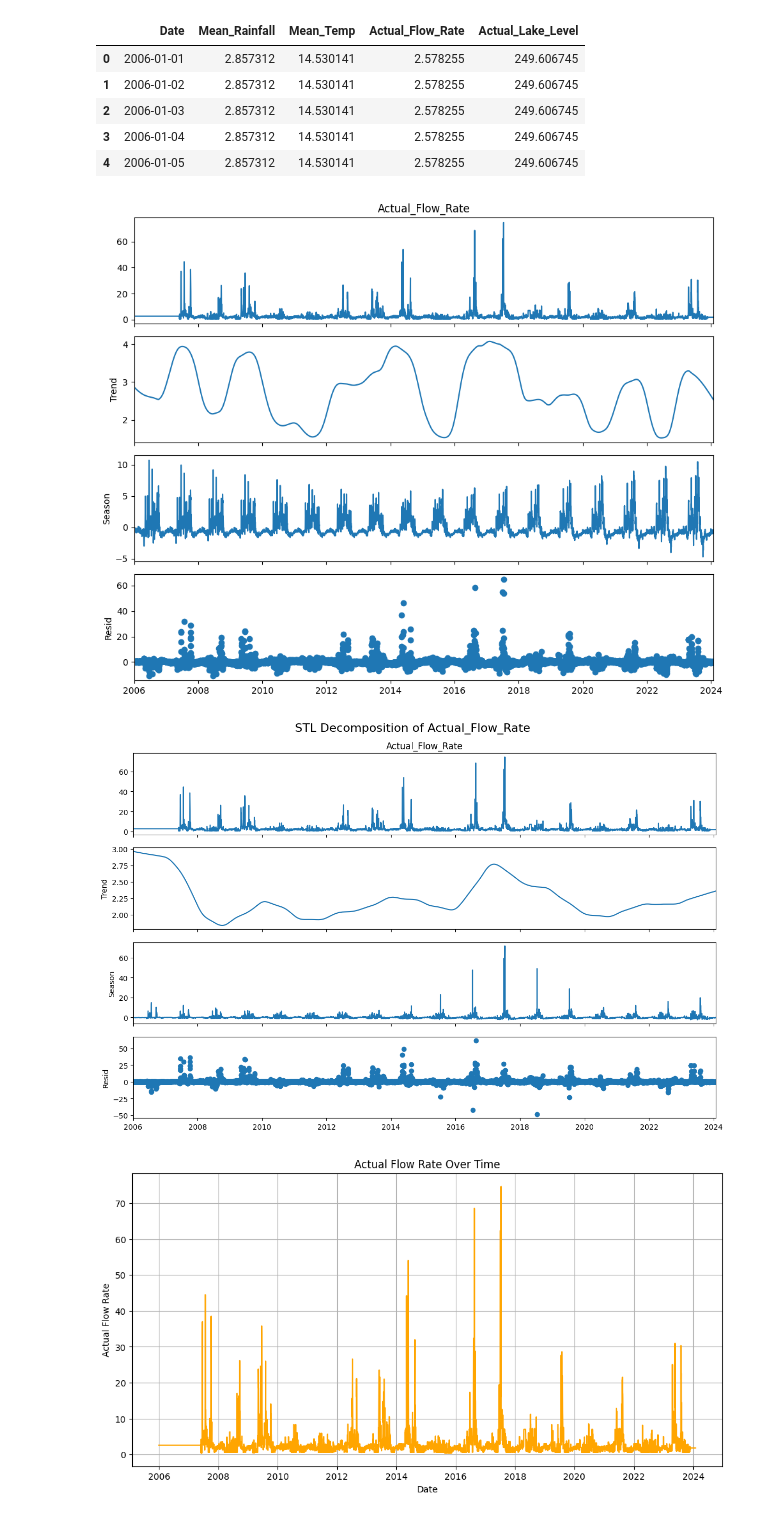
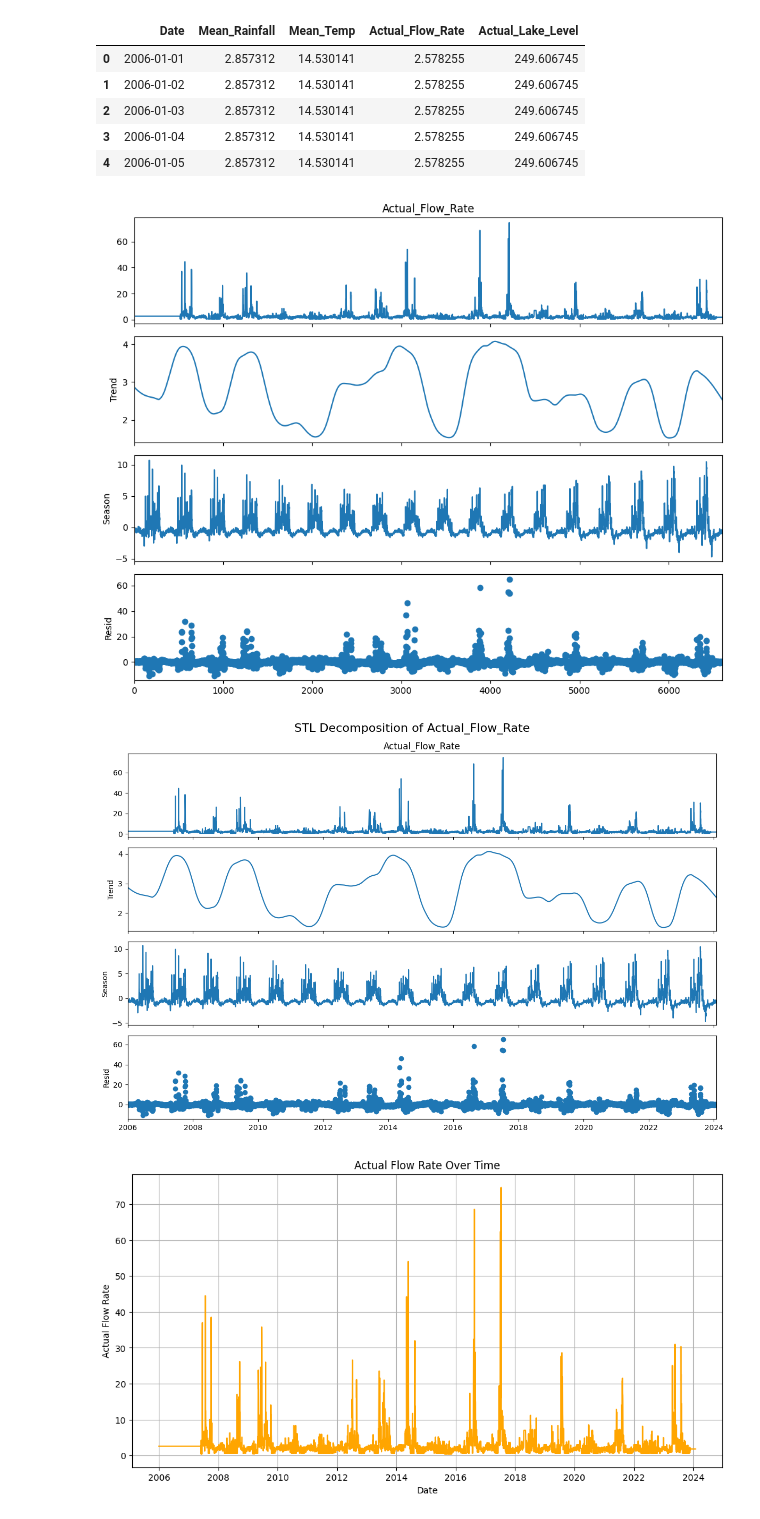
Before and after one commit to MohamamdAghaei/Acea-Smart-Water-Analytics, a Jupyter notebook: Big_Data_project_Water_Analytics.ipynb, the cells around one changed output. Drawn from its saved outputs; the diff is of its cells as text; code cells hidden in the pictures.

Commit message:
Checking seasonality value

```diff
--- a/Big_Data_project_Water_Analytics.ipynb
+++ b/Big_Data_project_Water_Analytics.ipynb
@@ -251,7 +256,7 @@ from statsmodels.tsa.seasonal import STL
 # We need to specify the seasonal period. Assuming daily data with yearly seasonality (365 days)
 # You might need to adjust the seasonal parameter based on your data's actual seasonality.
 try:
-    stl = STL(df_indexed['Actual_Flow_Rate'], seasonal=365, period=365)
+    stl = STL(df['Actual_Flow_Rate'], seasonal=365, period=365)
     result = stl.fit()
 
     # Plot the decomposition
@@ -264,31 +269,31 @@ except Exception as e:
     print(f"Error during STL decomposition: {e}")
     print("Please check the seasonal parameter and the data frequency.")
 # %% [output]
-[figure, old version]
+[figure, new version]
 # %%
 import pandas as pd
 from statsmodels.tsa.seasonal import STL
 import matplotlib.pyplot as plt
 
 # . Load your data
 df = df.set_index('Date', drop=False)
 
 # 2. Select the time series
 series = df['Actual_Flow_Rate']
 
 # 3. Apply STL decomposition
 # period=365 assumes daily data with yearly seasonality
-stl = STL(series, period=365, robust=True)
+stl = STL(series, period=365, seasonal=365, robust=False)
 result = stl.fit()
 
 # 4. Plot the decomposition
 fig = result.plot()
 fig.set_size_inches(12, 8)
 plt.suptitle('STL Decomposition of Actual_Flow_Rate', fontsize=16)
 plt.tight_layout()
 plt.show()
 # %% [output]
-[figure, old version]
+[figure, new version]
 # %%
 # plotting Date and Actual_Flow_Rate and the color orange
 
```
Also changed, not shown: parts of 2 cells of this notebook.
